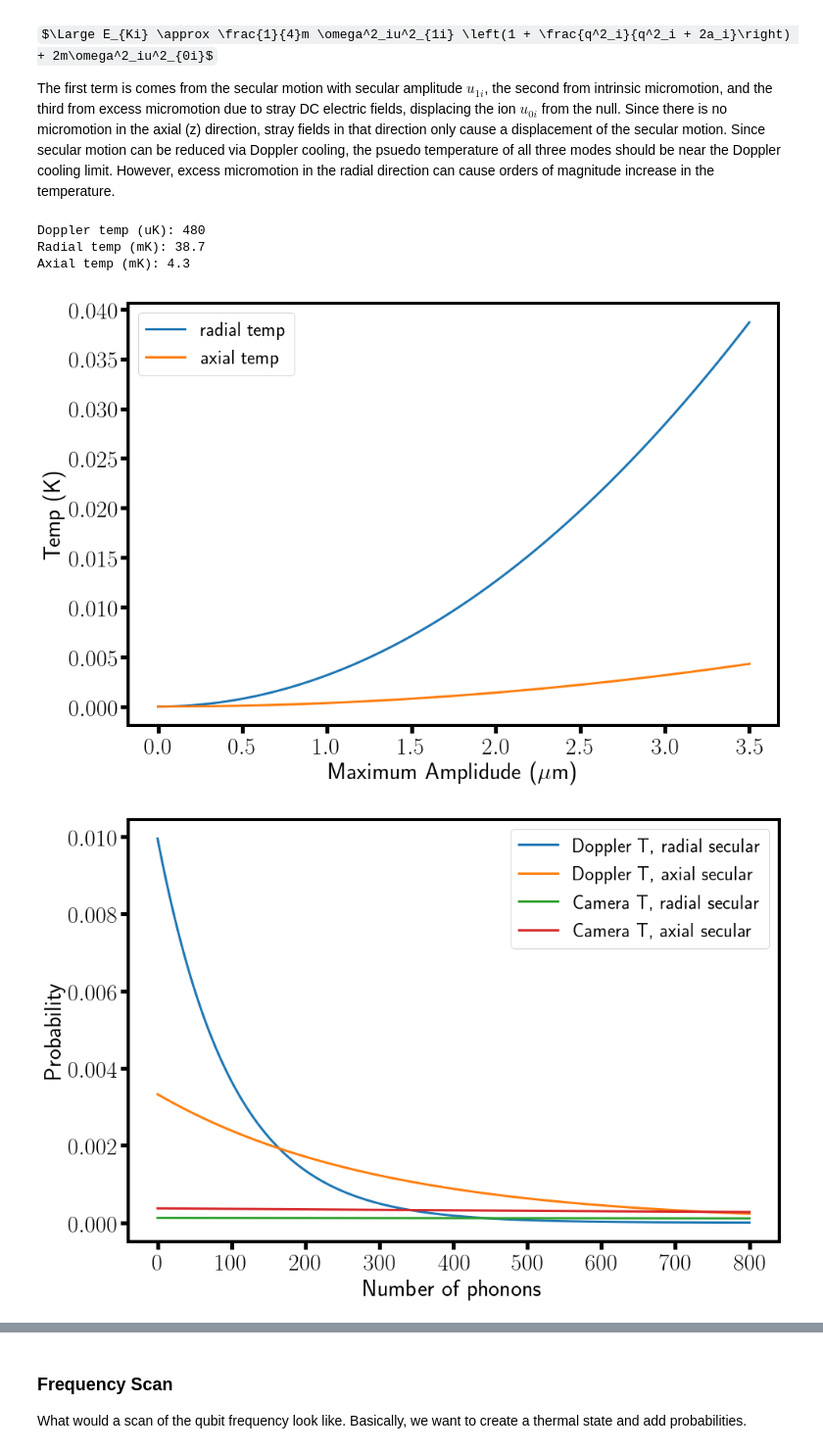
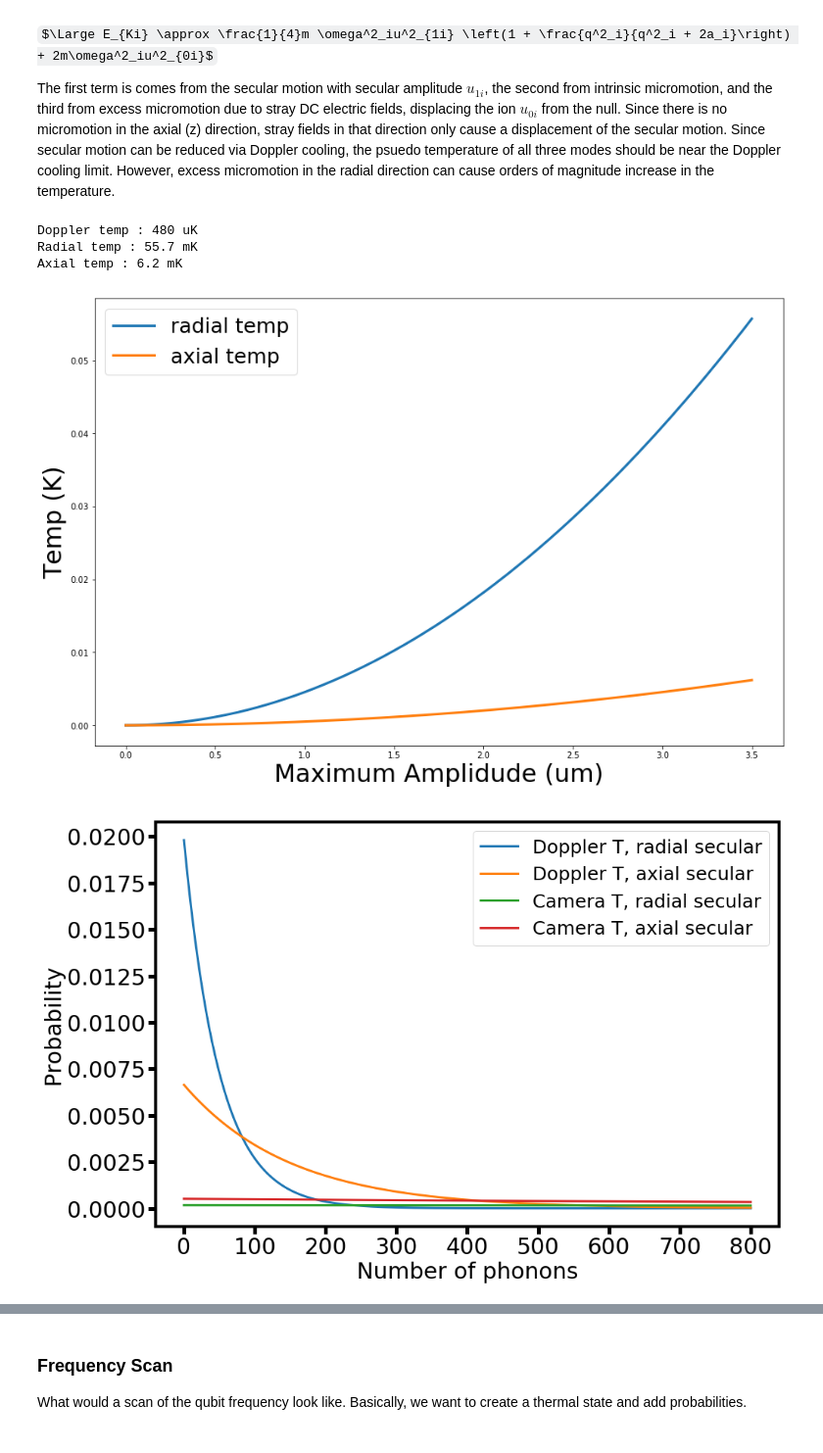
Before and after one commit to barium-project/python-notebooks, a Jupyter notebook: motional_sidebands.ipynb, the cells around one changed output, grey strips where cells are left out. Shown at 98% size. Cells and saved outputs as stored; diff of their text form; code cells hidden in the pictures; some formulas as TeX source.

```diff
--- a/motional_sidebands.ipynb
+++ b/motional_sidebands.ipynb
@@ -14,77 +14,81 @@ $\Large E_{Ki} \approx \frac{1}{4}m \omega^2_iu^2_{1i} \left(1 + \frac{q^2_i}{q^
 
 The first term is comes from the secular motion with secular amplitude $u_{1i}$, the second from intrinsic micromotion, and the third from excess micromotion due to stray DC electric fields, displacing the ion $u_{0i}$ from the null. Since there is no micromotion in the axial (z) direction, stray fields in that direction only cause a displacement of the secular motion. Since secular motion can be reduced via Doppler cooling, the psuedo temperature of all three modes should be near the Doppler cooling limit. However, excess micromotion in the radial direction can cause orders of magnitude increase in the temperature.
 # %%
+from pylab import *
+rcParams['text.usetex'] = False
+rcParams['figure.figsize'] = 15,10
 ## Plot temp vs position on the camera
-omega_r = 2*np.pi*100e3
+omega_r = 2*np.pi*120e3
 omega_z = omega_r/3.
 kb = 1.38e-23
 m = 133*1.66e-27
+hbar = 1.0545e-34
 r = np.linspace(0,3.5e-6,1000)
 T_r = m*r**2*omega_r**2/kb/2
 T_z = m*r**2*omega_z**2/kb/2
 gamma_493 = 2*np.pi*20e6
 T_D = hbar*gamma_493/2/kb
-print 'Doppler temp (uK):', '{:.0f}'.format(T_D*1e6)
+print 'Doppler temp :', '{:.0f}'.format(T_D*1e6), 'uK'
 
 
 plot(r*1e6,T_r, linewidth = 3, label = 'radial temp')
 plot(r*1e6,T_z, linewidth = 3, label = 'axial temp')
-tick_params(labelsize = 30)
-tick_params(width=5, length=10)
-ylabel('Temp (K)', fontsize = 30)
-xlabel(r'Maximum Amplidude ($\mu$m)', fontsize = 30)
-legend(fontsize = 25)
+#plt.tick_params(labelsize = 30)
+#tick_params(width=5, length=10)
+plt.ylabel('Temp (K)', fontsize = 30)
+plt.xlabel(r'Maximum Amplidude (um)', fontsize = 30)
+plt.legend(fontsize = 25)
+print 'Radial temp :', '{:.1f}'.format(T_r[-1]*1e3), 'mK'
+print 'Axial temp :', '{:.1f}'.format(T_z[-1]*1e3), 'mK'
 T_r = T_r[-1]
 T_z = T_z[-1]
-print 'Radial temp (mK):', '{:.1f}'.format(T_r*1e3)
-print 'Axial temp (mK):', '{:.1f}'.format(T_z*1e3)
 show()
 # %% [output]
-Doppler temp (uK): 480
-Radial temp (mK): 38.7
-Axial temp (mK): 4.3
+Doppler temp : 480 uK
+Radial temp : 55.7 mK
+Axial temp : 6.2 mK
-[figure, old version]
+[figure, new version]
 # %%
 ### plot our phonon distribution
-
+lam = 493.e-9
 hbar = 1.0542405e-34
-k = 2*np.pi/lam
 m = 133*1.66054e-27
 kb = 1.38064852e-23
-omega_r = 2*np.pi*100e3
+omega_r = 2*np.pi*200e3
 omega_z = omega_r/3.
 n = np.linspace(0,800,801)
+
 
 #print 'Doppler temp (mK):', '{:.3f}'.format(T_D*1e3)
 #print 'Radial temp (mK):', '{:.1f}'.format(T_r*1e3)
 #print 'Axial temp (mK):', '{:.1f}'.format(T_z*1e3)
 
 # partition functions
 Z_D_r = 1./(1-np.exp(-hbar*omega_r/kb/T_D))
 Z_D_z = 1./(1-np.exp(-hbar*omega_z/kb/T_D))
 Z_r = 1./(1-np.exp(-hbar*omega_r/kb/T_r))
 Z_z = 1./(1-np.exp(-hbar*omega_z/kb/T_z))
 
 # phonon probabilities
 P_D = np.exp(-n*hbar*omega_r/kb/T_D)/Z_D_r
 P_D_z = np.exp(-n*hbar*omega_z/kb/T_D)/Z_D_z
 P_r = np.exp(-n*hbar*omega_r/kb/T_r)/Z_r
 P_z = np.exp(-n*hbar*omega_z/kb/T_z)/Z_z
 
 plot(n,P_D, linewidth = 3, label = 'Doppler T, radial secular')
 plot(n,P_D_z, linewidth = 3, label = 'Doppler T, axial secular')
 plot(n,P_r, linewidth = 3, label = 'Camera T, radial secular')
 plot(n,P_z, linewidth = 3, label = 'Camera T, axial secular')
 
 tick_params(labelsize = 30)
 tick_params(width=5, length=10)
 xlabel('Number of phonons', fontsize = 30)
 ylabel('Probability', fontsize = 30)
 legend(fontsize = 25)
 #xlim([700,800])
 show()
 # %% [output]
-[figure, old version]
+[figure, new version]
 # %%
 from scipy.special import assoc_laguerre as lag
 from scipy.special import factorial
```
Also changed, not shown: parts of 1 cell of this notebook, 22 other files.
